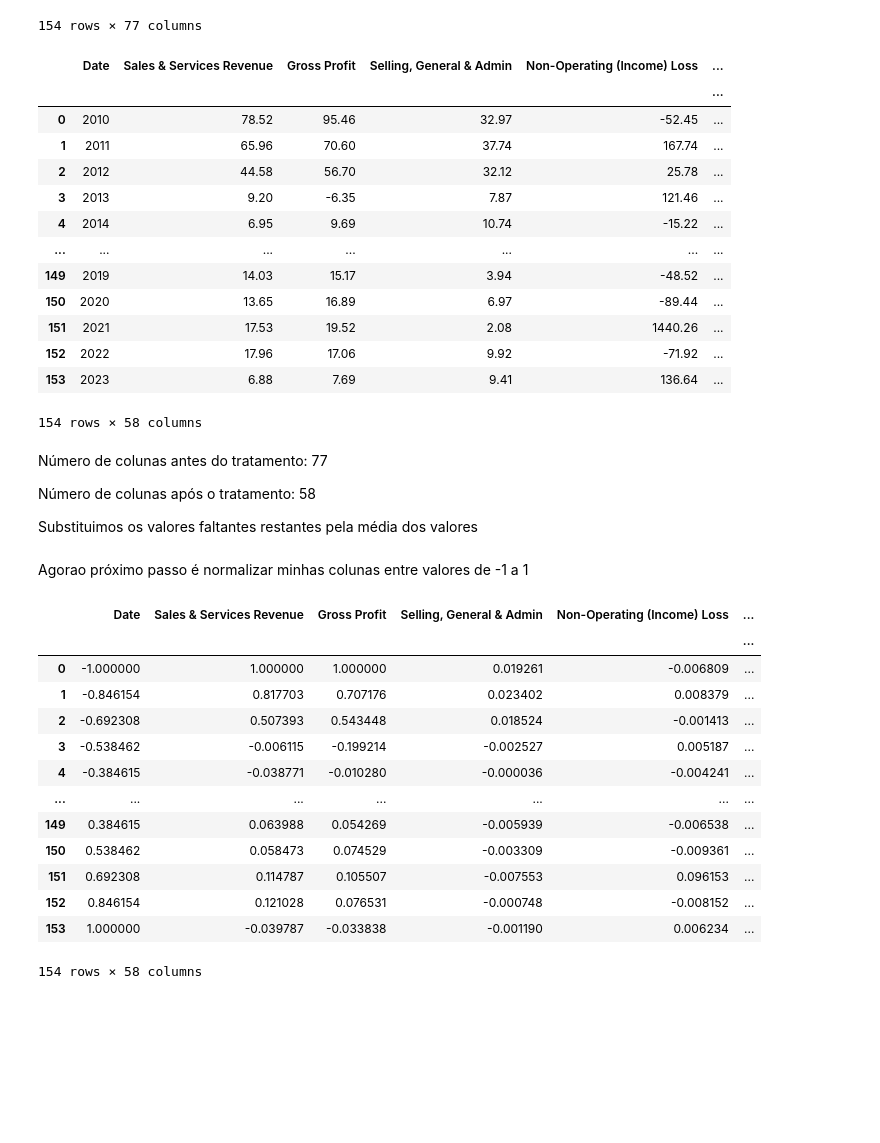
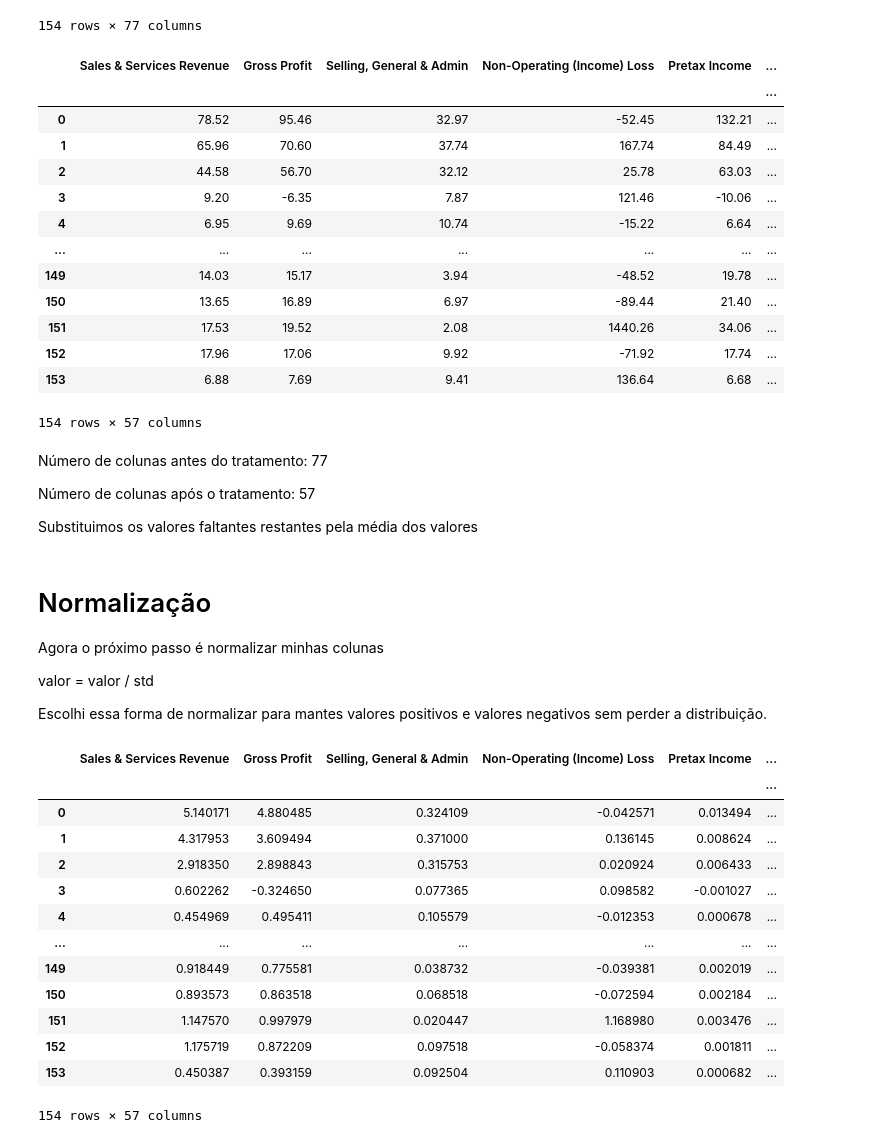
Before and after one commit to JoaoDelVecchio/PO-233-Aprendizado-de-Maquina, a Jupyter notebook: Pré-Processamento/processamento.ipynb, the cells around one changed output. Drawn from its saved outputs; the diff is of its cells as text; code cells hidden in the pictures; blank space fills up the shorter version.

Commit message:
normalização dos dados de teste

```diff
--- a/Pré-Processamento/processamento.ipynb
+++ b/Pré-Processamento/processamento.ipynb
@@ -78,53 +80,61 @@ df
 # %%
 # Definir um limite de 10% de valores ausentes
 # limite_ausentes = 0.1 * len(df)
 missing_percentage = df.isnull().mean()
 
 # Remover colunas com mais de 10% de valores ausentes
 # df = df.dropna(thresh=limite_ausentes, axis=1)
 cols_to_drop = missing_percentage[missing_percentage > 0.1].index
 
 # Preencher os valores ausentes restantes com a mediana da coluna
 #
 df_cleaned = df.drop(columns=cols_to_drop)
 
 
 # Verificar o resultado
 # df
 df = df_cleaned
 df = df.fillna(df.median())
 df.isnull().sum().sum()  # Verificando se ainda há valores ausentes
-df.to_csv('preprocessamento1.csv')
+df = df.drop(df.columns[0], axis = 1)
+df.to_csv('Non_Normalized_Data.csv')
 df
 # %% [output]
-|  | Date | Sales & Services Revenue | Gross Profit | Selling, General & Admin | Non-Operating (Income) Loss | ... |
+|  | Sales & Services Revenue | Gross Profit | Selling, General & Admin | Non-Operating (Income) Loss | Pretax Income | ... |
 |  |  |  |  |  |  | ... |
-| 0 | 2010 | 78.52 | 95.46 | 32.97 | -52.45 | ... |
-| 1 | 2011 | 65.96 | 70.60 | 37.74 | 167.74 | ... |
-| 2 | 2012 | 44.58 | 56.70 | 32.12 | 25.78 | ... |
-| 3 | 2013 | 9.20 | -6.35 | 7.87 | 121.46 | ... |
-| 4 | 2014 | 6.95 | 9.69 | 10.74 | -15.22 | ... |
+| 0 | 78.52 | 95.46 | 32.97 | -52.45 | 132.21 | ... |
+| 1 | 65.96 | 70.60 | 37.74 | 167.74 | 84.49 | ... |
+| 2 | 44.58 | 56.70 | 32.12 | 25.78 | 63.03 | ... |
+| 3 | 9.20 | -6.35 | 7.87 | 121.46 | -10.06 | ... |
+| 4 | 6.95 | 9.69 | 10.74 | -15.22 | 6.64 | ... |
 | ... | ... | ... | ... | ... | ... | ... |
-| 149 | 2019 | 14.03 | 15.17 | 3.94 | -48.52 | ... |
-| 150 | 2020 | 13.65 | 16.89 | 6.97 | -89.44 | ... |
-| 151 | 2021 | 17.53 | 19.52 | 2.08 | 1440.26 | ... |
-| 152 | 2022 | 17.96 | 17.06 | 9.92 | -71.92 | ... |
-| 153 | 2023 | 6.88 | 7.69 | 9.41 | 136.64 | ... |
+| 149 | 14.03 | 15.17 | 3.94 | -48.52 | 19.78 | ... |
+| 150 | 13.65 | 16.89 | 6.97 | -89.44 | 21.40 | ... |
+| 151 | 17.53 | 19.52 | 2.08 | 1440.26 | 34.06 | ... |
+| 152 | 17.96 | 17.06 | 9.92 | -71.92 | 17.74 | ... |
+| 153 | 6.88 | 7.69 | 9.41 | 136.64 | 6.68 | ... |
-154 rows × 58 columns
+154 rows × 57 columns
 # %% [markdown]
 Número de colunas antes do tratamento: 77
 
-Número de colunas após o tratamento: 58
+Número de colunas após o tratamento: 57
 
 Substituimos os valores faltantes restantes pela média dos valores
-# %% [markdown]
-Agorao próximo passo é normalizar minhas colunas entre valores de -1 a 1
+# %% [markdown]
+# Normalização
+Agora o próximo passo é normalizar minhas colunas
+
+valor = valor / std
+
+Escolhi essa forma de normalizar para mantes valores positivos e valores negativos sem perder a distribuição.
 # %%
 from sklearn.preprocessing import MinMaxScaler
+"""
 # Instanciar o MinMaxScaler
+
 scaler = MinMaxScaler()
 scaler_performance = MinMaxScaler(feature_range=(-1, 1))
-"""
+
 # Aplicar a normalização
 df_normalized = pd.DataFrame(scaler.fit_transform(df), columns=df.columns)
 
@@ -142,30 +152,30 @@ performance_normalized = scaler_performance.fit_transform(performance_col.values
 
 # Adicionar a coluna Performance normalizada de volta ao dataframe
 df_normalized['Performance'] = performance_normalized
+
+# Standardize the data (Z-score normalization)
+# Scale the data to fit within the range [-1, 1]
+normalized_data = standardized_data / standardized_data.abs().max()
 """
 means = df.mean()
 stds = df.std()
+normalized_data = ((df) / stds)
 
-# Standardize the data (Z-score normalization)
-standardized_data = (df - means) / stds
-
-# Scale the data to fit within the range [-1, 1]
-normalized_data = standardized_data / standardized_data.abs().max()
 # Exibir as primeiras linhas dos dados normalizados
-normalized_data.to_csv('normalizacao.csv')
+normalized_data.to_csv('Normalized_Data.csv')
 normalized_data
 # %% [output]
-|  | Date | Sales & Services Revenue | Gross Profit | Selling, General & Admin | Non-Operating (Income) Loss | ... |
+|  | Sales & Services Revenue | Gross Profit | Selling, General & Admin | Non-Operating (Income) Loss | Pretax Income | ... |
 |  |  |  |  |  |  | ... |
-| 0 | -1.000000 | 1.000000 | 1.000000 | 0.019261 | -0.006809 | ... |
-| 1 | -0.846154 | 0.817703 | 0.707176 | 0.023402 | 0.008379 | ... |
-| 2 | -0.692308 | 0.507393 | 0.543448 | 0.018524 | -0.001413 | ... |
-| 3 | -0.538462 | -0.006115 | -0.199214 | -0.002527 | 0.005187 | ... |
-| 4 | -0.384615 | -0.038771 | -0.010280 | -0.000036 | -0.004241 | ... |
+| 0 | 5.140171 | 4.880485 | 0.324109 | -0.042571 | 0.013494 | ... |
+| 1 | 4.317953 | 3.609494 | 0.371000 | 0.136145 | 0.008624 | ... |
+| 2 | 2.918350 | 2.898843 | 0.315753 | 0.020924 | 0.006433 | ... |
+| 3 | 0.602262 | -0.324650 | 0.077365 | 0.098582 | -0.001027 | ... |
+| 4 | 0.454969 | 0.495411 | 0.105579 | -0.012353 | 0.000678 | ... |
 | ... | ... | ... | ... | ... | ... | ... |
-| 149 | 0.384615 | 0.063988 | 0.054269 | -0.005939 | -0.006538 | ... |
-| 150 | 0.538462 | 0.058473 | 0.074529 | -0.003309 | -0.009361 | ... |
-| 151 | 0.692308 | 0.114787 | 0.105507 | -0.007553 | 0.096153 | ... |
-| 152 | 0.846154 | 0.121028 | 0.076531 | -0.000748 | -0.008152 | ... |
-| 153 | 1.000000 | -0.039787 | -0.033838 | -0.001190 | 0.006234 | ... |
+| 149 | 0.918449 | 0.775581 | 0.038732 | -0.039381 | 0.002019 | ... |
+| 150 | 0.893573 | 0.863518 | 0.068518 | -0.072594 | 0.002184 | ... |
+| 151 | 1.147570 | 0.997979 | 0.020447 | 1.168980 | 0.003476 | ... |
+| 152 | 1.175719 | 0.872209 | 0.097518 | -0.058374 | 0.001811 | ... |
+| 153 | 0.450387 | 0.393159 | 0.092504 | 0.110903 | 0.000682 | ... |
-154 rows × 58 columns
+154 rows × 57 columns
```
Also changed, not shown: parts of 6 cells of this notebook, 5 other files.
